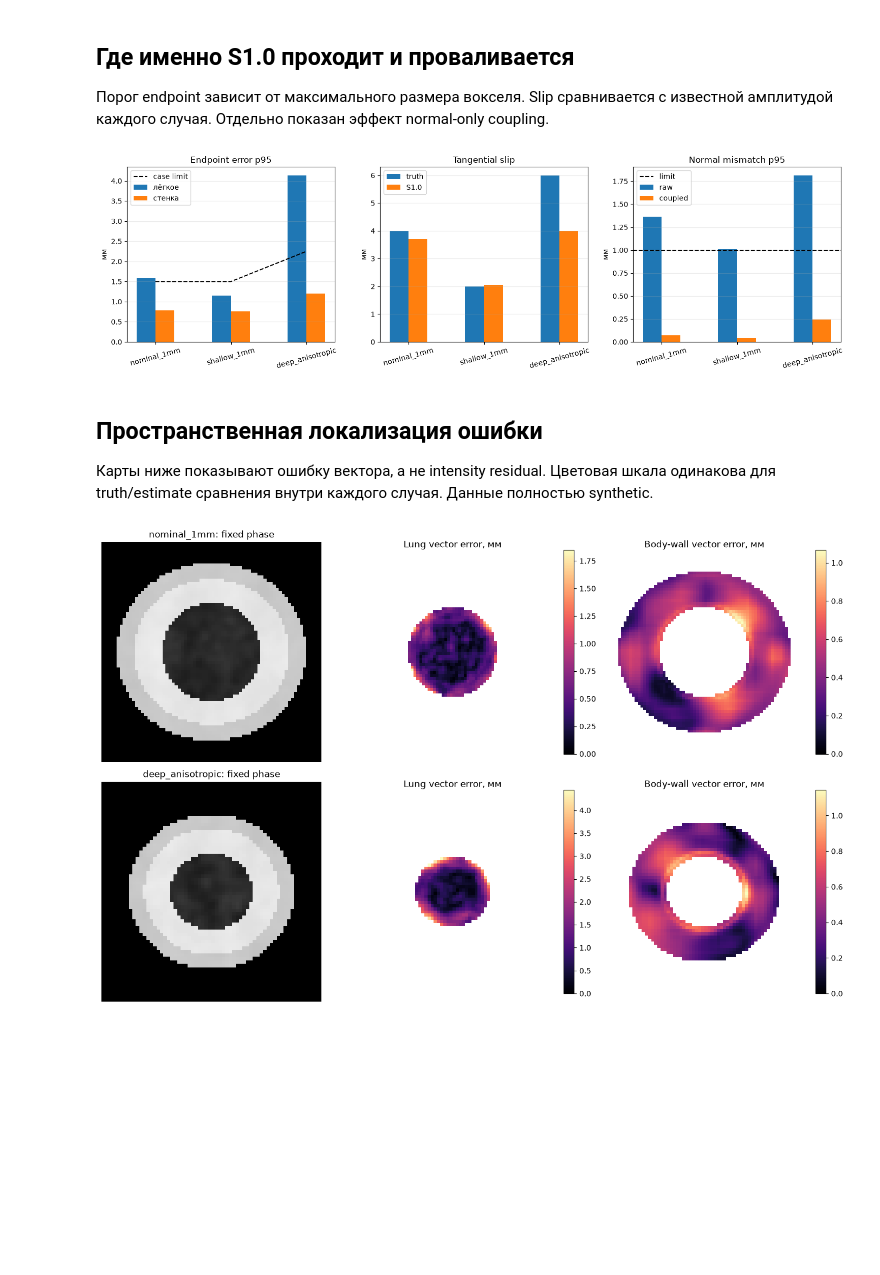
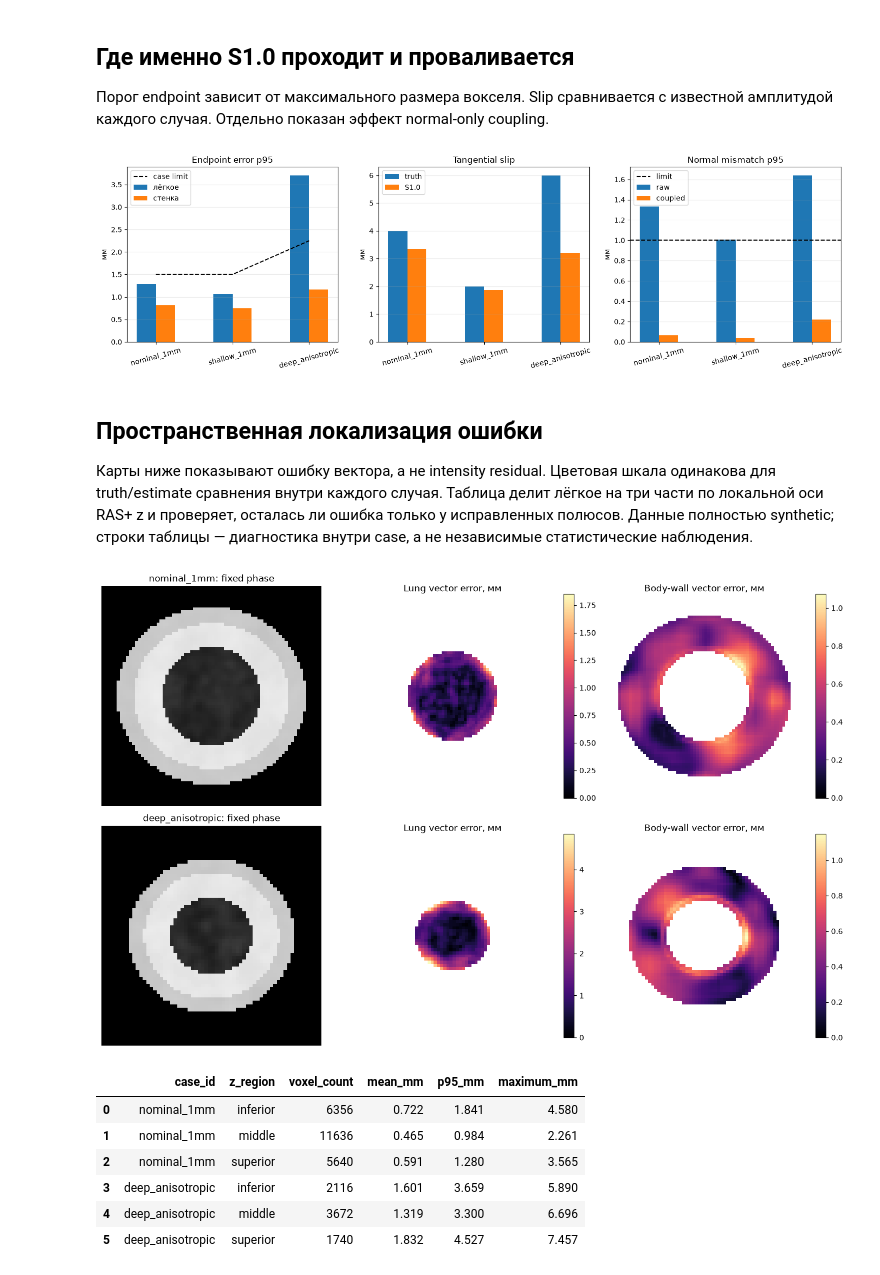
Before and after one commit to NixWrk/PhD_Disser, a Jupyter notebook: breath geometry/notebooks/06_sliding_s1_synthetic_benchmark.ipynb, the cells around one changed output. Saved outputs shown, nothing was run; the diff lists cells and outputs as text; code cells hidden in the pictures; blank space fills up the shorter version.

Commit message:
report axis-safe s1 synthetic gate

```diff
--- a/breath geometry/notebooks/06_sliding_s1_synthetic_benchmark.ipynb
+++ b/breath geometry/notebooks/06_sliding_s1_synthetic_benchmark.ipynb
@@ -26,7 +30,7 @@ REPO_ROOT = next(
 if REPO_ROOT is None:
     raise RuntimeError("Не найден корень репозитория")
 
-RESULTS = REPO_ROOT / "results/sliding_s1_v0"
+RESULTS = REPO_ROOT / "results/sliding_s1_v0_phantom_v21"
 manifest_path = RESULTS / "manifest.json"
 summary_path = RESULTS / "summary.csv"
 if not manifest_path.is_file() or not summary_path.is_file():
@@ -167,14 +195,18 @@ for ax in axes:
 plt.tight_layout()
 plt.show()
 # %% [output]
-[figure, old version]
+[figure, new version]
 # %% [markdown]
 ## Пространственная локализация ошибки
 
 Карты ниже показывают ошибку вектора, а не intensity residual. Цветовая шкала одинакова
-для truth/estimate сравнения внутри каждого случая. Данные полностью synthetic.
+для truth/estimate сравнения внутри каждого случая. Таблица делит лёгкое на три части
+по локальной оси RAS+ z и проверяет, осталась ли ошибка только у исправленных полюсов.
+Данные полностью synthetic; строки таблицы — диагностика внутри case, а не независимые
+статистические наблюдения.
 # %%
 selected_cases = ["nominal_1mm", "deep_anisotropic"]
+localisation_rows = []
 fig, axes = plt.subplots(len(selected_cases), 3, figsize=(14, 9))
 for row, case_id in enumerate(selected_cases):
     with np.load(RESULTS / f"{case_id}.npz") as artifact:
@@ -182,34 +214,61 @@ for row, case_id in enumerate(selected_cases):
         lung_mask = artifact["fixed_lung_mask"].astype(bool)
         body_mask = artifact["fixed_body_mask"].astype(bool)
         lung_error = np.linalg.norm(
             artifact["estimated_lung_displacement_mm"]
             - artifact["truth_lung_displacement_mm"],
             axis=-1,
         )
         body_error = np.linalg.norm(
             artifact["estimated_body_displacement_mm"]
             - artifact["truth_body_displacement_mm"],
             axis=-1,
+        )
+    active_z = np.flatnonzero(np.any(lung_mask, axis=(0, 1)))
+    for region, z_indices in zip(
+        ["inferior", "middle", "superior"],
+        np.array_split(active_z, 3),
+        strict=True,
+    ):
+        z_band = np.zeros(lung_mask.shape[2], dtype=bool)
+        z_band[z_indices] = True
+        values = lung_error[lung_mask & z_band[None, None, :]]
+        localisation_rows.append(
+            {
+                "case_id": case_id,
+                "z_region": region,
+                "voxel_count": len(values),
+                "mean_mm": float(np.mean(values)),
+                "p95_mm": float(np.percentile(values, 95)),
+                "maximum_mm": float(np.max(values)),
+            }
         )
     z_index = fixed.shape[2] // 2
     lung_slice = np.where(lung_mask[:, :, z_index], lung_error[:, :, z_index], np.nan).T
     wall = body_mask & ~lung_mask
     body_slice = np.where(wall[:, :, z_index], body_error[:, :, z_index], np.nan).T
 
     axes[row, 0].imshow(fixed[:, :, z_index].T, cmap="gray", origin="lower", vmin=-1000, vmax=150)
     axes[row, 0].set_title(f"{case_id}: fixed phase")
     im_lung = axes[row, 1].imshow(lung_slice, origin="lower", cmap="magma", vmin=0)
     axes[row, 1].set_title("Lung vector error, мм")
     fig.colorbar(im_lung, ax=axes[row, 1], fraction=0.046)
     im_body = axes[row, 2].imshow(body_slice, origin="lower", cmap="magma", vmin=0)
     axes[row, 2].set_title("Body-wall vector error, мм")
     fig.colorbar(im_body, ax=axes[row, 2], fraction=0.046)
     for ax in axes[row]:
         ax.set_axis_off()
 plt.tight_layout()
 plt.show()
+display(pd.DataFrame(localisation_rows).round(3))
 # %% [output]
-[figure, old version]
+[figure, new version]
+|  | case_id | z_region | voxel_count | mean_mm | p95_mm | maximum_mm |
+| 0 | nominal_1mm | inferior | 6356 | 0.722 | 1.841 | 4.580 |
+| 1 | nominal_1mm | middle | 11636 | 0.465 | 0.984 | 2.261 |
+| 2 | nominal_1mm | superior | 5640 | 0.591 | 1.280 | 3.565 |
+| 3 | deep_anisotropic | inferior | 2116 | 1.601 | 3.659 | 5.890 |
+| 4 | deep_anisotropic | middle | 3672 | 1.319 | 3.300 | 6.696 |
+| 5 | deep_anisotropic | superior | 1740 | 1.832 | 4.527 | 7.457 |
 # %%
 pass_count = int(summary["gate_pass"].sum())
 case_count = len(summary)
```
Also changed, not shown: parts of 5 cells of this notebook, 6 other files.
